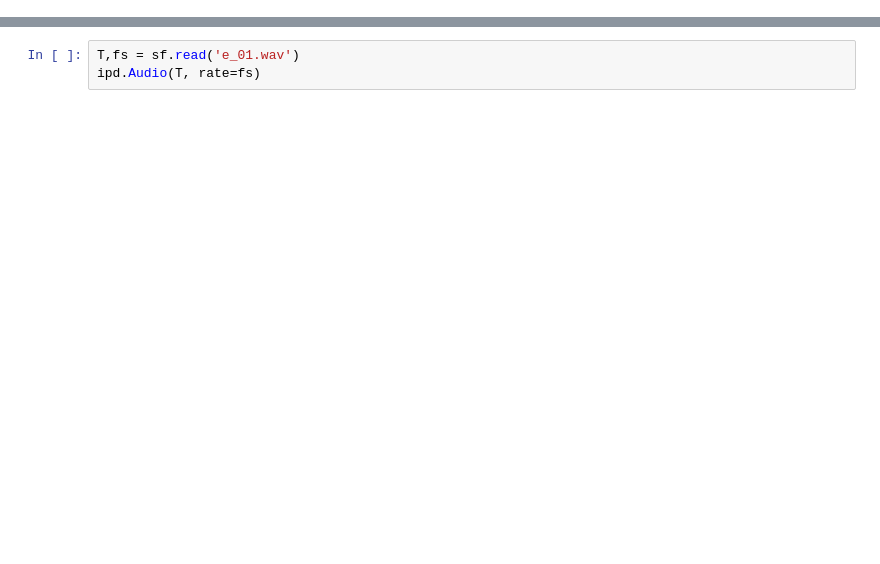
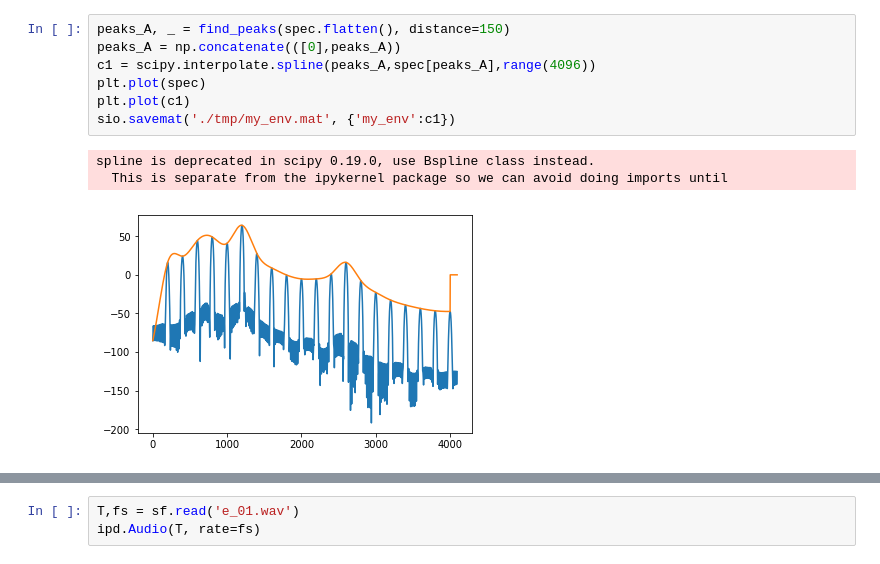
Before and after one commit to BeyondCloud/FUJI_Graphic_EQ, a Jupyter notebook: Iterative Formant Filtering.ipynb, the cells around one changed output, grey strips where cells are left out. Drawn from its saved outputs; the diff is of its cells as text; blank space fills up the shorter version.

```diff
--- a/Iterative Formant Filtering.ipynb
+++ b/Iterative Formant Filtering.ipynb
@@ -197,0 +220,11 @@ spline is deprecated in scipy 0.19.0, use Bspline class instead.
+# %%
+peaks_A, _ = find_peaks(spec.flatten(), distance=150)
+peaks_A = np.concatenate(([0],peaks_A))
+c1 = scipy.interpolate.spline(peaks_A,spec[peaks_A],range(4096))
+plt.plot(spec)
+plt.plot(c1)
+sio.savemat('./tmp/my_env.mat', {'my_env':c1})
+# %% [output]
+spline is deprecated in scipy 0.19.0, use Bspline class instead.
+  This is separate from the ipykernel package so we can avoid doing imports until
+[figure, added]
```
Also changed, not shown: parts of 8 cells of this notebook.
